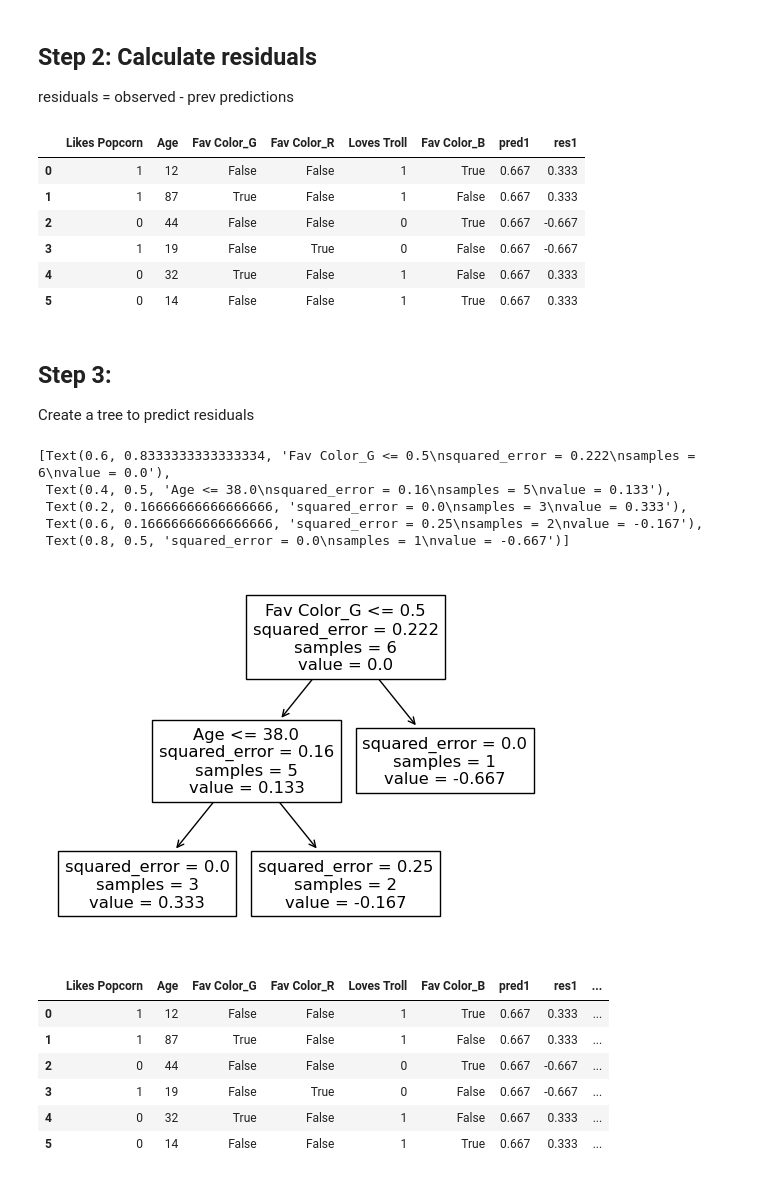
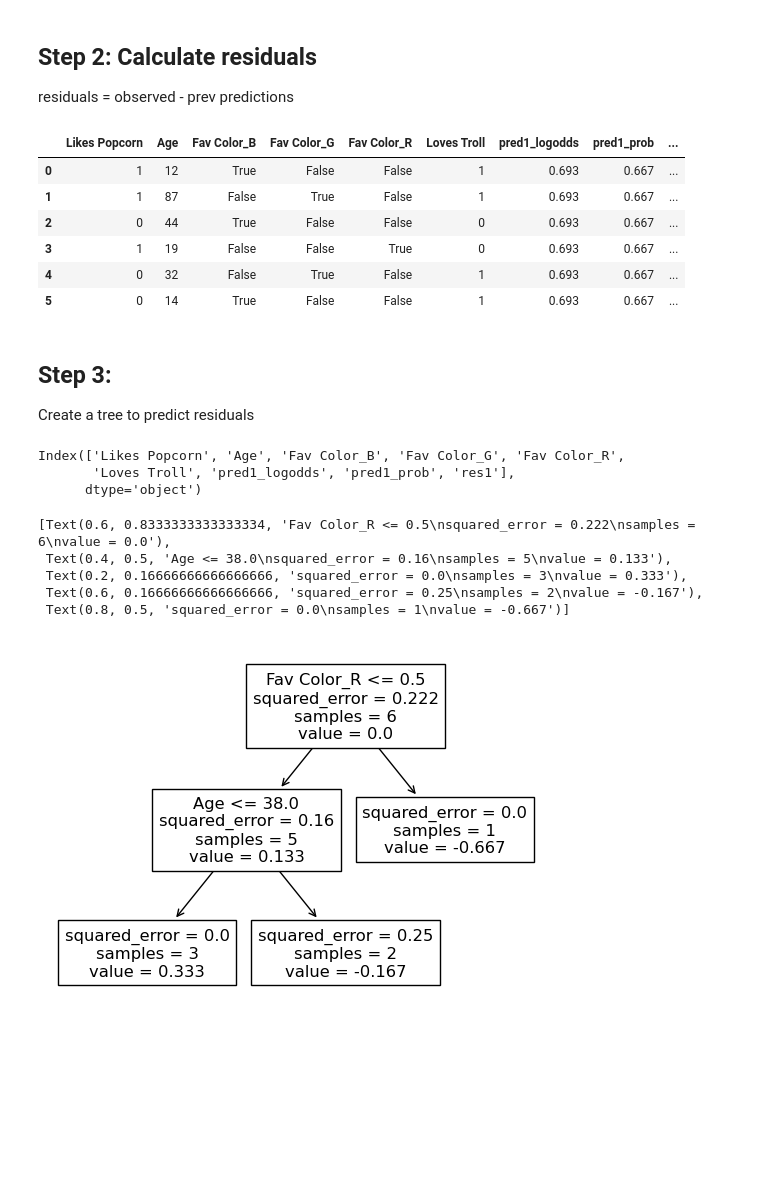
Before and after one commit to krajit/decisionTrees, a Jupyter notebook: gradientBoost_classification.ipynb, the cells around one changed output. Cells and saved outputs as stored; diff of their text form; code cells hidden in the pictures; blank space fills up the shorter version.

```diff
--- a/gradientBoost_classification.ipynb
+++ b/gradientBoost_classification.ipynb
@@ -46,9 +55,7 @@ df = df.copy()
 # %%
 ## Step 1a
 odds = (df['Loves Troll'] == 1).sum()/(df['Loves Troll'] == 0).sum()
-odds = np.log(odds)
-P = np.exp(odds)/(1 + np.exp(odds))
-P
-df['pred1'] = P
+logodds = np.log(odds)
+df['pred1_logodds'] = logodds
 df
 # %% [output]
@@ -61,0 +69,6 @@ df
+# %%
+p = np.exp(logodds)/(1 + np.exp(logodds))
+p
+
+df['pred1_prob'] = p
+df
@@ -64,18 +85,24 @@ df
 
 residuals  = observed - prev predictions
 # %%
-df['res1'] = df['Loves Troll'] - df['pred1']
+df['res1'] = df['Loves Troll'] - df['pred1_prob']
 df
 # %% [output]
-|  | Likes Popcorn | Age | Fav Color_G | Fav Color_R | Loves Troll | Fav Color_B | pred1 | res1 |
-| 0 | 1 | 12 | False | False | 1 | True | 0.667 | 0.333 |
-| 1 | 1 | 87 | True | False | 1 | False | 0.667 | 0.333 |
-| 2 | 0 | 44 | False | False | 0 | True | 0.667 | -0.667 |
-| 3 | 1 | 19 | False | True | 0 | False | 0.667 | -0.667 |
-| 4 | 0 | 32 | True | False | 1 | False | 0.667 | 0.333 |
-| 5 | 0 | 14 | False | False | 1 | True | 0.667 | 0.333 |
+|  | Likes Popcorn | Age | Fav Color_B | Fav Color_G | Fav Color_R | Loves Troll | pred1_logodds | pred1_prob | ... |
+| 0 | 1 | 12 | True | False | False | 1 | 0.693 | 0.667 | ... |
+| 1 | 1 | 87 | False | True | False | 1 | 0.693 | 0.667 | ... |
+| 2 | 0 | 44 | True | False | False | 0 | 0.693 | 0.667 | ... |
+| 3 | 1 | 19 | False | False | True | 0 | 0.693 | 0.667 | ... |
+| 4 | 0 | 32 | False | True | False | 1 | 0.693 | 0.667 | ... |
+| 5 | 0 | 14 | True | False | False | 1 | 0.693 | 0.667 | ... |
 # %% [markdown]
 ## Step 3:
 
 Create a tree to predict residuals
+# %%
+df.columns
+# %% [output]
+Index(['Likes Popcorn', 'Age', 'Fav Color_B', 'Fav Color_G', 'Fav Color_R',
+       'Loves Troll', 'pred1_logodds', 'pred1_prob', 'res1'],
+      dtype='object')
 # %%
@@ -85,24 +112,13 @@ y = np.array(df['res1'])
 from sklearn.tree import DecisionTreeRegressor
 from sklearn import tree
 
-t1 = DecisionTreeRegressor(max_depth=2)
+t1 = DecisionTreeRegressor(max_leaf_nodes=3)
 t1.fit(x,y)
 tree.plot_tree(t1, feature_names=['Likes Popcorn','Age', 'Fav Color_B', 'Fav Color_G', 'Fav Color_R'])
 # %% [output]
-[Text(0.6, 0.8333333333333334, 'Fav Color_G <= 0.5\nsquared_error = 0.222\nsamples = 6\nvalue = 0.0'),
+[Text(0.6, 0.8333333333333334, 'Fav Color_R <= 0.5\nsquared_error = 0.222\nsamples = 6\nvalue = 0.0'),
  Text(0.4, 0.5, 'Age <= 38.0\nsquared_error = 0.16\nsamples = 5\nvalue = 0.133'),
  Text(0.2, 0.16666666666666666, 'squared_error = 0.0\nsamples = 3\nvalue = 0.333'),
  Text(0.6, 0.16666666666666666, 'squared_error = 0.25\nsamples = 2\nvalue = -0.167'),
  Text(0.8, 0.5, 'squared_error = 0.0\nsamples = 1\nvalue = -0.667')]
 [figure]
-# %%
-df['pred_t1_odds'] = t1.predict(x)
-df
-# %% [output]
-|  | Likes Popcorn | Age | Fav Color_G | Fav Color_R | Loves Troll | Fav Color_B | pred1 | res1 | ... |
-| 0 | 1 | 12 | False | False | 1 | True | 0.667 | 0.333 | ... |
-| 1 | 1 | 87 | True | False | 1 | False | 0.667 | 0.333 | ... |
-| 2 | 0 | 44 | False | False | 0 | True | 0.667 | -0.667 | ... |
-| 3 | 1 | 19 | False | True | 0 | False | 0.667 | -0.667 | ... |
-| 4 | 0 | 32 | True | False | 1 | False | 0.667 | 0.333 | ... |
-| 5 | 0 | 14 | False | False | 1 | True | 0.667 | 0.333 | ... |
```
Also changed, not shown: parts of 20 cells of this notebook.
